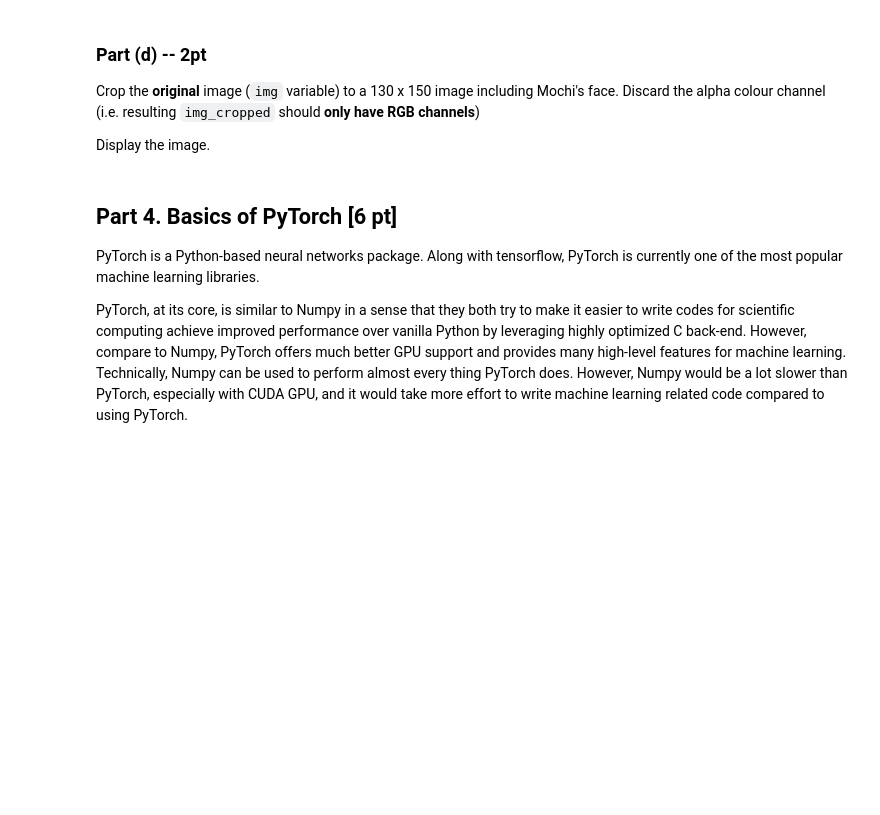
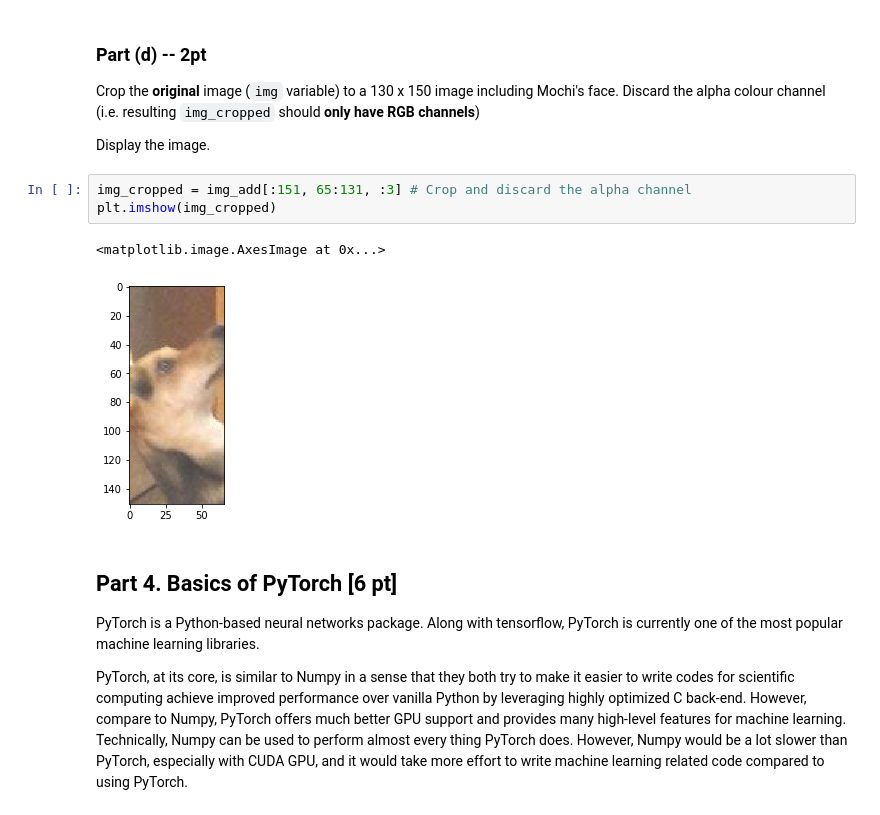
Before and after one commit to mithunnj/APS360-Artificial-Intelligence-Fundamentals, a Jupyter notebook: Labs/Lab1/Lab_1_PyTorch_and_ANNs.ipynb, the cells around one changed output. Drawn from its saved outputs; the diff is of its cells as text; blank space fills up the shorter version.

```diff
--- a/Labs/Lab1/Lab_1_PyTorch_and_ANNs.ipynb
+++ b/Labs/Lab1/Lab_1_PyTorch_and_ANNs.ipynb
@@ -350,6 +361,12 @@ img_add = None
 Crop the **original** image (`img` variable) to a 130 x 150 image including Mochi's face. Discard the alpha colour channel (i.e. resulting `img_cropped` should **only have RGB channels**)
 
 Display the image.
+# %%
+img_cropped = img_add[:151, 65:131, :3] # Crop and discard the alpha channel
+plt.imshow(img_cropped)
+# %% [output]
+<matplotlib.image.AxesImage at 0x...>
+[figure, added]
 # %% [markdown]
 ## Part 4. Basics of PyTorch [6 pt]
 
```
Also changed, not shown: parts of 12 cells of this notebook, 1 other file.
